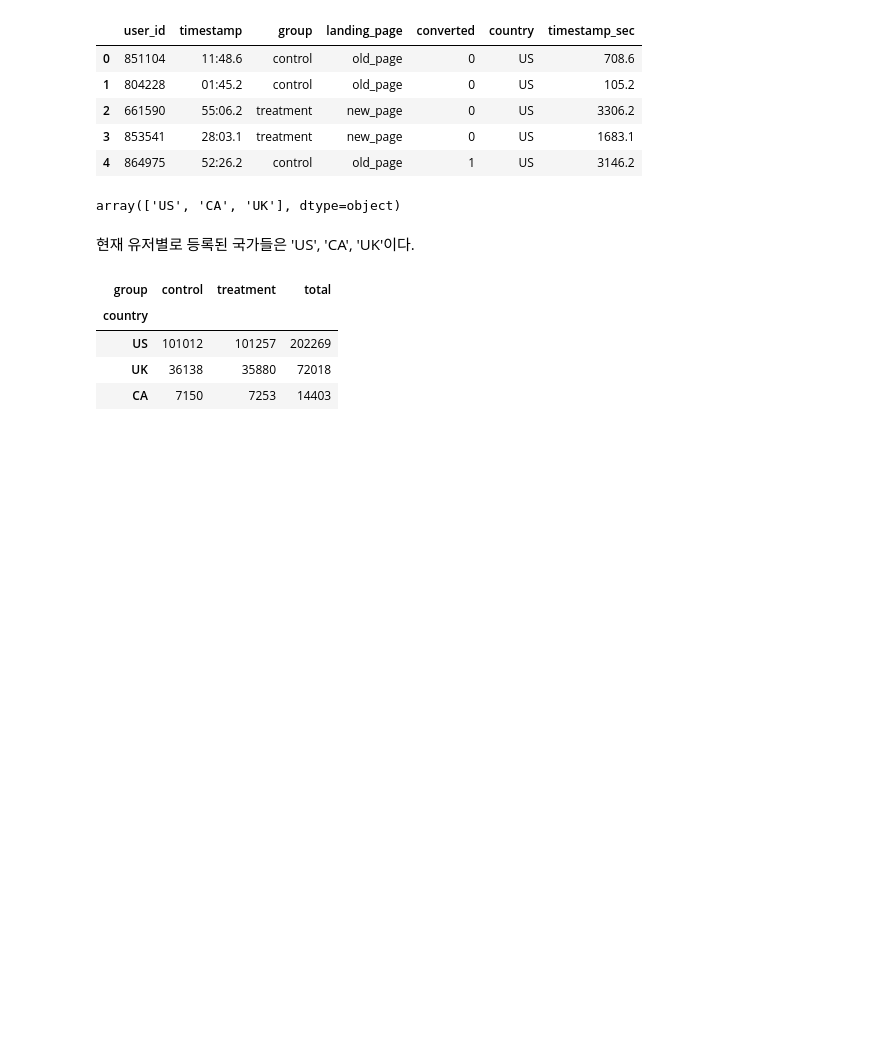
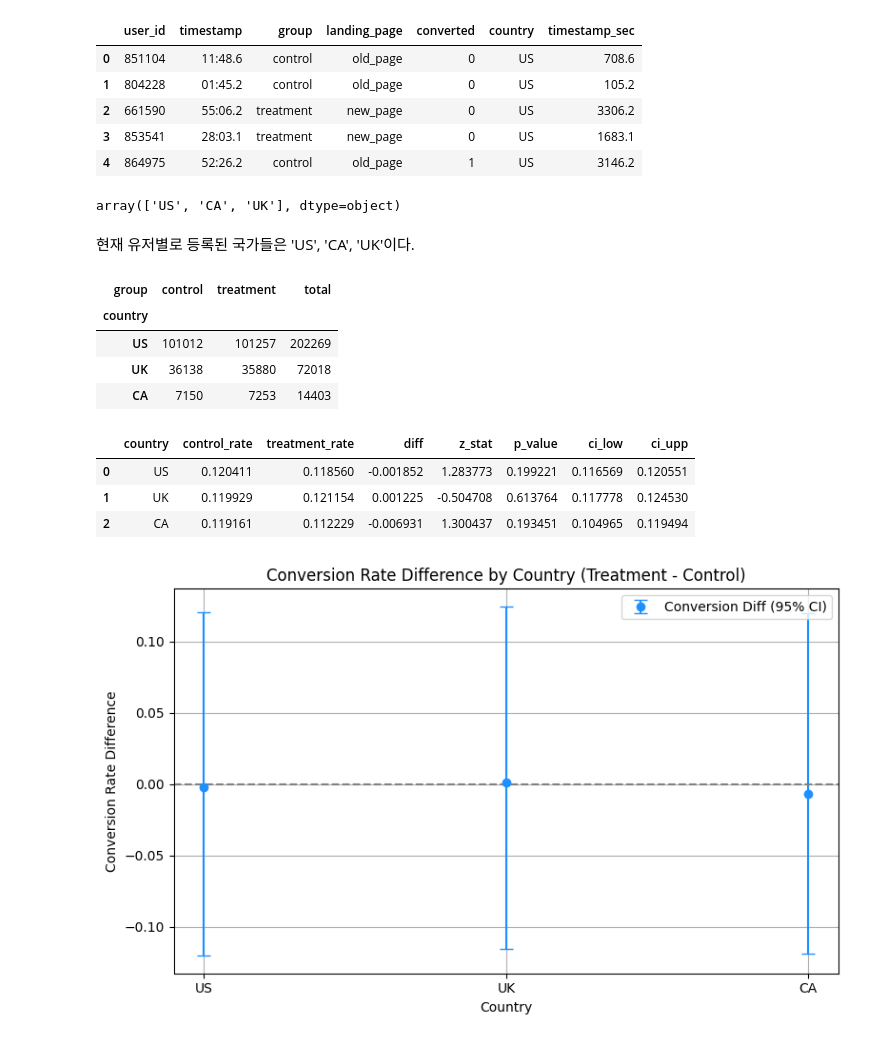
Before and after one commit to OKEunsu/Data-Science, a Jupyter notebook: AB_test/abtest_01_conversion_page/anaysis.ipynb, the cells around one changed output. Drawn from its saved outputs; the diff is of its cells as text; code cells hidden in the pictures; blank space fills up the shorter version.

```diff
--- a/AB_test/abtest_01_conversion_page/anaysis.ipynb
+++ b/AB_test/abtest_01_conversion_page/anaysis.ipynb
@@ -565,3 +571,75 @@ country_counts
 | US | 101012 | 101257 | 202269 |
 | UK | 36138 | 35880 | 72018 |
 | CA | 7150 | 7253 | 14403 |
+# %%
+import pandas as pd
+from statsmodels.stats.proportion import proportions_ztest, proportion_confint
+import matplotlib.pyplot as plt
+
+# 분석할 상위 3개 국가
+top_countries = ['US', 'UK', 'CA']
+
+# 결과 저장용 리스트
+results = []
+
+for country in top_countries:
+    sub_df = df_valid_users[df_valid_users['country'] == country]
+
+    # 그룹별 유저 수 및 전환 수
+    counts = sub_df.groupby('group')['converted'].agg(['sum', 'count'])
+
+    # Z-test
+    stat, pval = proportions_ztest(count=counts['sum'].values, nobs=counts['count'].values)
+
+    # 전환율 계산
+    rate_control = counts.loc['control', 'sum'] / counts.loc['control', 'count']
+    rate_treatment = counts.loc['treatment', 'sum'] / counts.loc['treatment', 'count']
+    diff = rate_treatment - rate_control
+
+    # 신뢰구간 (95%)
+    ci_low, ci_upp = proportion_confint(counts.loc['treatment', 'sum'],
+                                        counts.loc['treatment', 'count'],
+                                        alpha=0.05, method='normal')
+
+    results.append({
+        'country': country,
+        'control_rate': rate_control,
+        'treatment_rate': rate_treatment,
+        'diff': diff,
+        'z_stat': stat,
+        'p_value': pval,
+        'ci_low': ci_low,
+        'ci_upp': ci_upp
+    })
+
+# 결과 정리
+result_df = pd.DataFrame(results)
+result_df
+# %% [output]
+|  | country | control_rate | treatment_rate | diff | z_stat | p_value | ci_low | ci_upp |
+| 0 | US | 0.120411 | 0.118560 | -0.001852 | 1.283773 | 0.199221 | 0.116569 | 0.120551 |
+| 1 | UK | 0.119929 | 0.121154 | 0.001225 | -0.504708 | 0.613764 | 0.117778 | 0.124530 |
+| 2 | CA | 0.119161 | 0.112229 | -0.006931 | 1.300437 | 0.193451 | 0.104965 | 0.119494 |
+# %%
+# 에러 바를 양수로 변환
+yerr = np.abs([
+    result_df['diff'] - result_df['ci_low'],
+    result_df['ci_upp'] - result_df['diff']
+])
+
+# 그래프 그리기
+plt.figure(figsize=(8, 5))
+plt.errorbar(result_df['country'], result_df['diff'],
+             yerr=yerr,
+             fmt='o', capsize=5, color='dodgerblue', label='Conversion Diff (95% CI)')
+
+plt.axhline(0, color='gray', linestyle='--')
+plt.title('Conversion Rate Difference by Country (Treatment - Control)')
+plt.ylabel('Conversion Rate Difference')
+plt.xlabel('Country')
+plt.grid(True)
+plt.legend()
+plt.tight_layout()
+plt.show()
+# %% [output]
+[figure, added]
```
Also changed, not shown: parts of 2 cells of this notebook.
